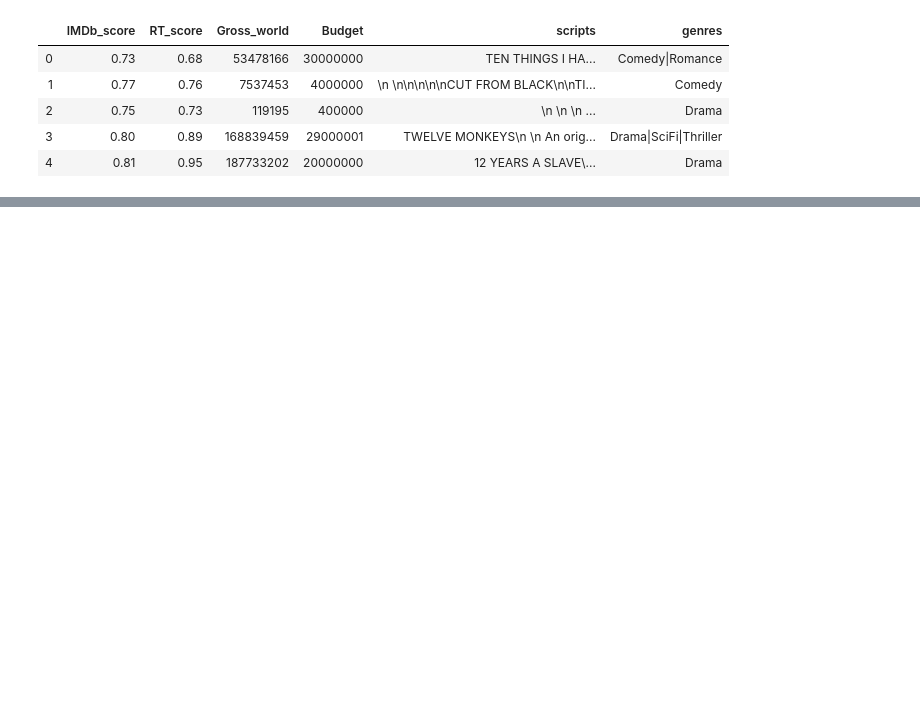
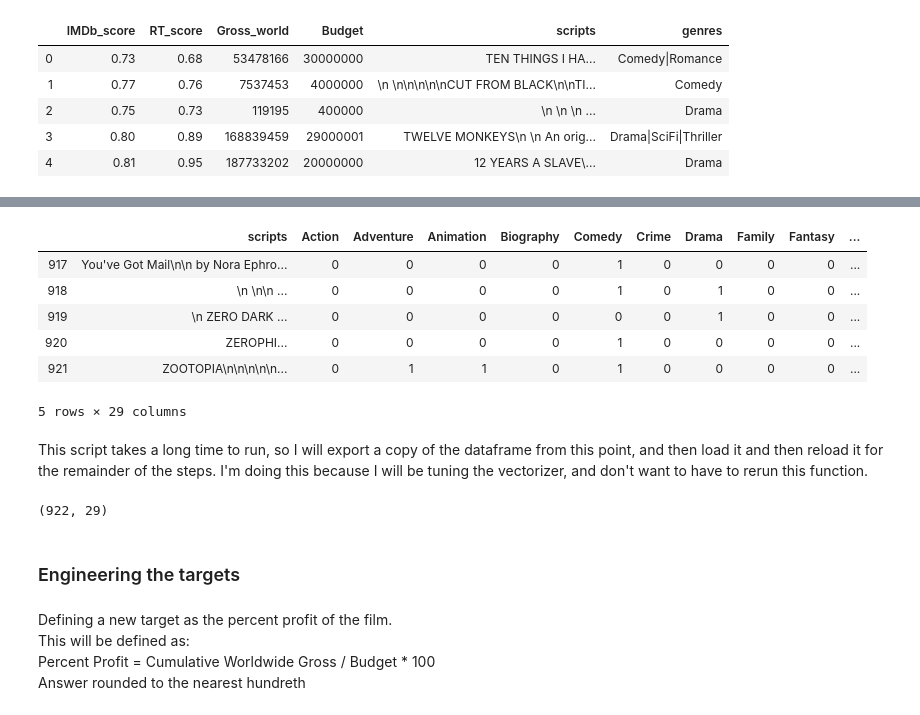
Before and after one commit to lougeo/NLP_Movie_Scripts, a Jupyter notebook: Notebooks/Feature_Engineering.ipynb, the cells around one changed output, grey strips where cells are left out. Drawn from its saved outputs; the diff is of its cells as text; code cells hidden in the pictures; blank space fills up the shorter version.

```diff
--- a/Notebooks/Feature_Engineering.ipynb
+++ b/Notebooks/Feature_Engineering.ipynb
@@ -37,2 +43,0 @@ tokenizer = Tokenizer(nlp.vocab)
-# %%
-tokens = nlp(df['scripts'][0])
@@ -78,9 +102,0 @@ def my_tokenizer(string):
-# %%
-temp = my_tokenizer(df['scripts'][0])
-count = 0
-
-for i in temp:
-    count += 1
-    print(i)
-    if count > 30:
-        break
@@ -138,0 +149,32 @@ dtype: int64
+# %%
+# Initializing columns
+X['Num_NOUN'], X['Num_PRON'], X['Num_PROPN'], X['Num_ADJ'], X['Num_VERB'], X['Num_ADV'] = 0, 0, 0, 0, 0, 0
+
+# Iterating over all scripts
+for i in range(X.shape[0]):
+
+    # Initializing the spacy class
+    nlp = spacy.load("en_core_web_sm")
+    doc = nlp(X['scripts'][i])
+
+    # Condition for a good token
+    for token in doc:
+        if (token.is_stop == False) & \
+           (token.is_punct == False) & \
+           (token.is_space == False) & \
+           ('\n' not in str(token)):
+            pos = token.pos_
+            # Condition for each POS
+            if pos == 'NOUN':
+                X['Num_NOUN'][i] += 1
+            elif pos == 'PRON':
+                X['Num_PRON'][i] += 1
+            elif pos == 'PROPN':
+                X['Num_PROPN'][i] += 1
+            elif pos == 'ADJ':
+                X['Num_ADJ'][i] += 1
+            elif pos == 'VERB':
+                X['Num_VERB'][i] += 1
+            elif pos == 'ADV':
+                X['Num_ADV'][i] += 1
+    print(f'Just finished: {i}', end='\r')
@@ -138,0 +201,12 @@ dtype: int64
+# %%
+X.tail()
+# %% [output]
+|  | scripts | Action | Adventure | Animation | Biography | Comedy | Crime | Drama | Family | Fantasy | ... |
+| 917 | You've Got Mail\n\n by Nora Ephro... | 0 | 0 | 0 | 0 | 1 | 0 | 0 | 0 | 0 | ... |
+| 918 | \n \n\n ... | 0 | 0 | 0 | 0 | 1 | 0 | 1 | 0 | 0 | ... |
+| 919 | \n ZERO DARK ... | 0 | 0 | 0 | 0 | 0 | 0 | 1 | 0 | 0 | ... |
+| 920 | ZEROPHI... | 0 | 0 | 0 | 0 | 1 | 0 | 0 | 0 | 0 | ... |
+| 921 | ZOOTOPIA\n\n\n\n\n... | 0 | 1 | 1 | 0 | 1 | 0 | 0 | 0 | 0 | ... |
+5 rows × 29 columns
+# %% [markdown]
+This script takes a long time to run, so I will export a copy of the dataframe from this point, and then load it and then reload it for the remainder of the steps. I'm doing this because I will be tuning the vectorizer, and don't want to have to rerun this function.
@@ -138,0 +217,11 @@ dtype: int64
+# %%
+X_n.shape
+# %% [output]
+(922, 29)
+# %% [markdown]
+### Engineering the targets
+# %% [markdown]
+Defining a new target as the percent profit of the film.
+This will be defined as:
+Percent Profit = Cumulative Worldwide Gross / Budget * 100
+Answer rounded to the nearest hundreth
```
Also changed, not shown: parts of 77 cells of this notebook, 3 other files.
